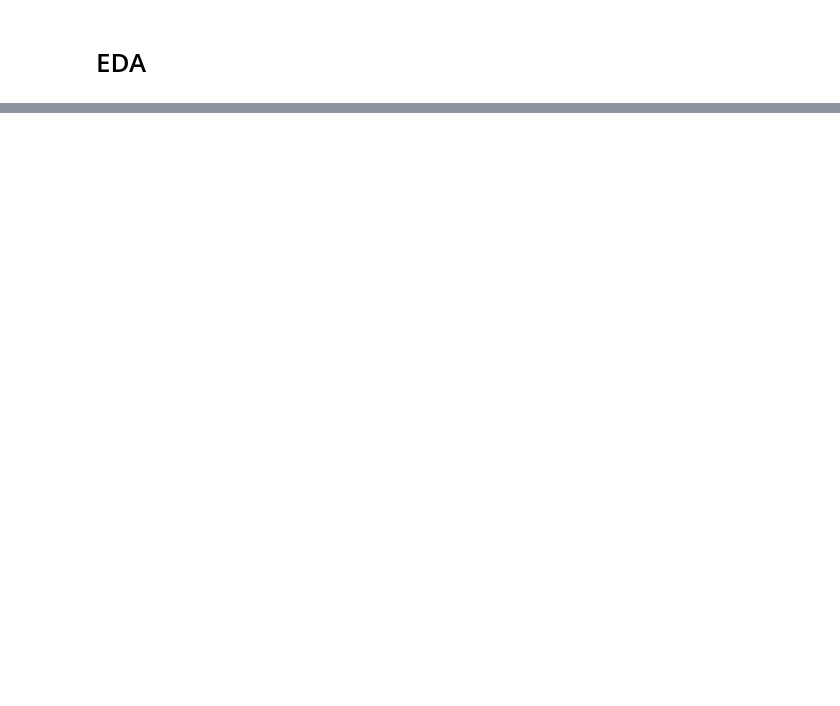
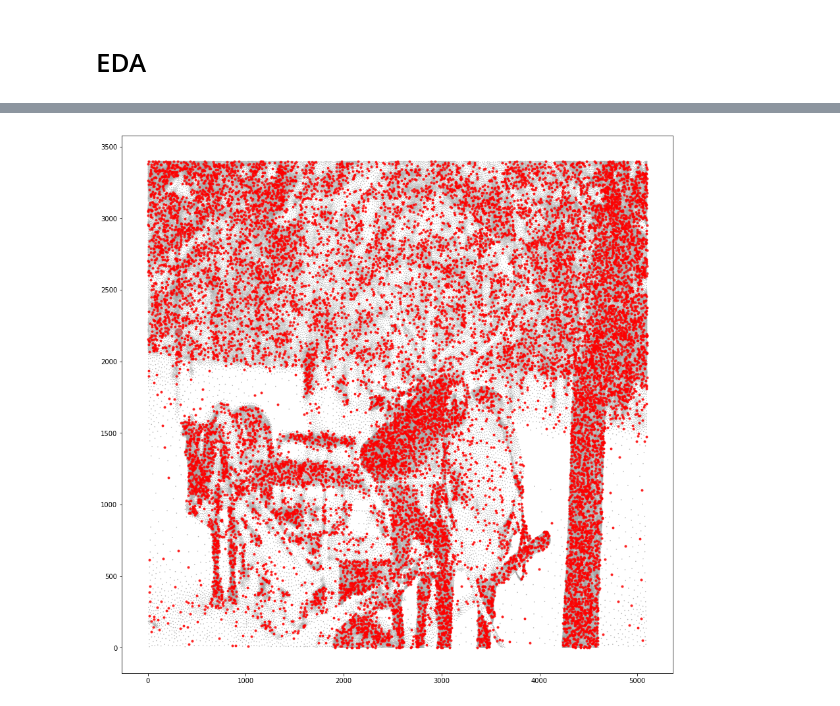
Before and after one commit to kevinhanley91/Santa_Kaggle, a Jupyter notebook: EDA_&_Problem_Description.ipynb, the cells around one changed output, grey strips where cells are left out. Drawn from its saved outputs; the diff is of its cells as text; code cells hidden in the pictures; blank space fills up the shorter version.

```diff
--- a/EDA_&_Problem_Description.ipynb
+++ b/EDA_&_Problem_Description.ipynb
@@ -39,0 +76,12 @@ plt.show()
+# %%
+# Isolating prime cities
+prime_cities = df.query('Prime == 1')
+# %%
+# Re-doing a plot of the same data as above -including a prime identifier
+fig = plt.figure(figsize=(15,15))
+plt.scatter(df['X'], df['Y'], marker = '.', c=(df.CityId != 0).astype(int),
+            cmap='Set1', alpha = 0.8, s = 500*(df.CityId == 0).astype(int)+1)
+plt.scatter(prime_cities['X'], prime_cities['Y'], marker = '.', color='r', alpha = 0.8)
+plt.show()
+# %% [output]
+[figure, added]
```
Also changed, not shown: parts of 11 cells of this notebook.
